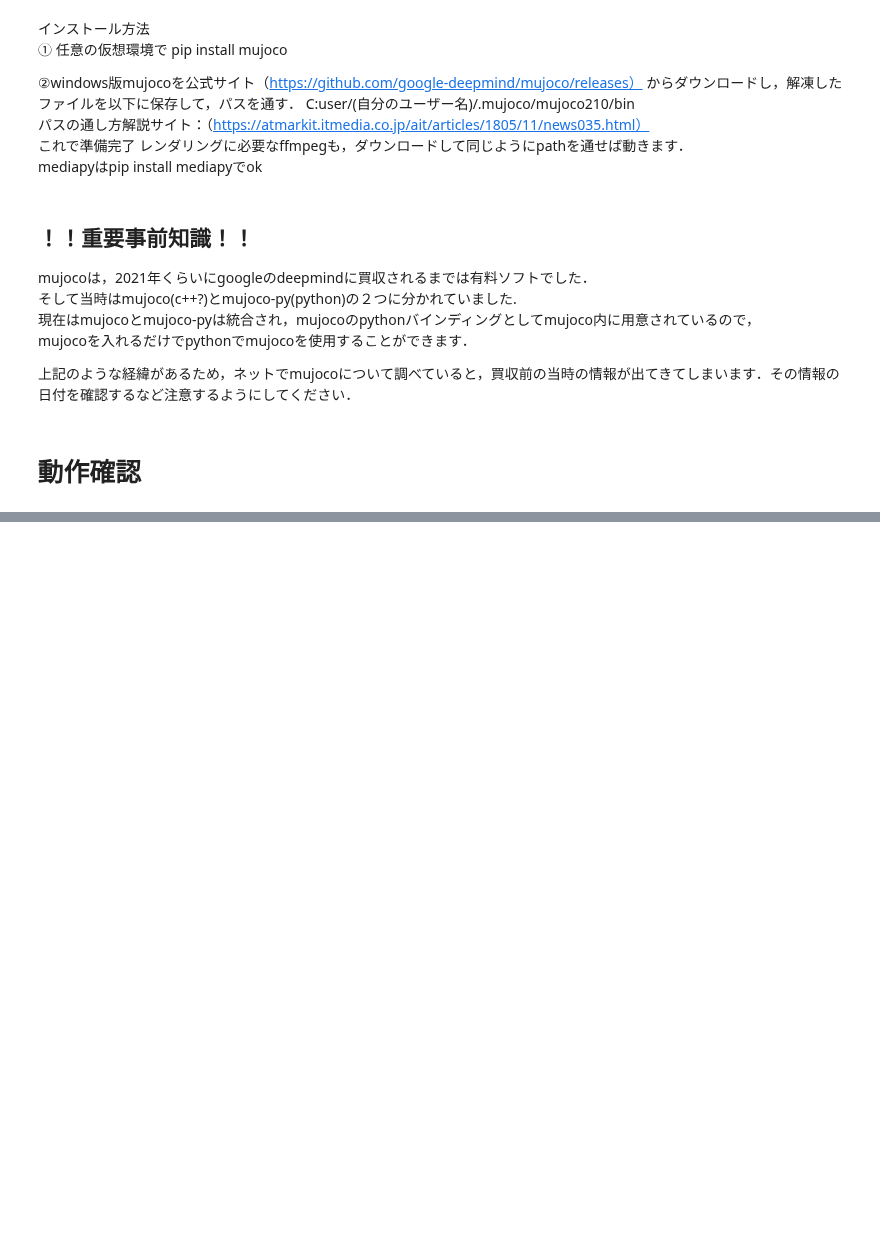
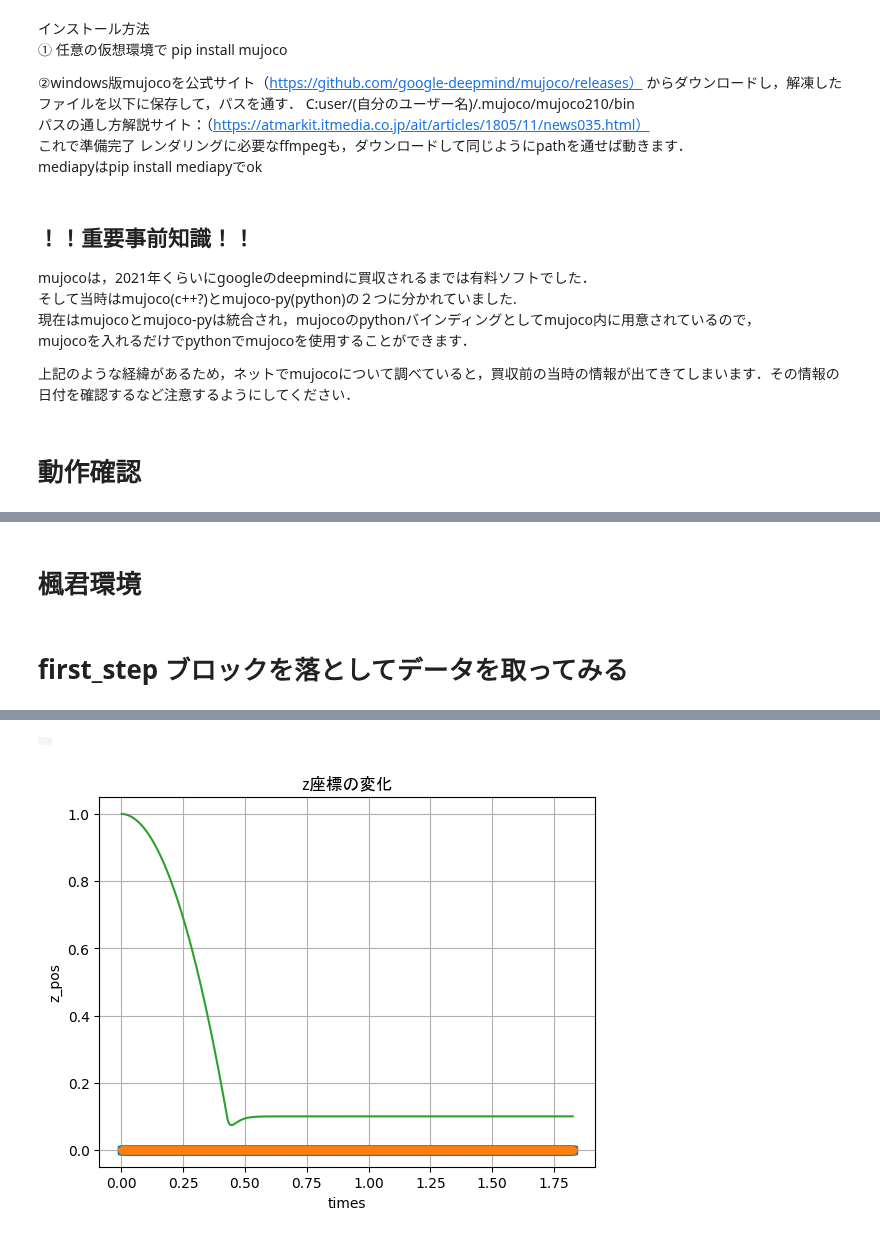
Before and after one commit to ShibuyaAtsushi/sibuya, a Jupyter notebook: mujocoの使い方整理.ipynb, the cells around one changed output, grey strips where cells are left out. Saved outputs shown, nothing was run; the diff lists cells and outputs as text; code cells hidden in the pictures; blank space fills up the shorter version.

```diff
--- a/mujocoの使い方整理.ipynb
+++ b/mujocoの使い方整理.ipynb
@@ -97,0 +95,2 @@ media.show_video(frames, fps=framerate)
+# %% [markdown]
+# 楓君環境
@@ -97,0 +122,65 @@ media.show_video(frames, fps=framerate)
+# %% [markdown]
+# first_step ブロックを落としてデータを取ってみる
+# %%
+import numpy as np
+import mujoco
+import mediapy as media
+import matplotlib.pyplot as plt
+
+
+xml = """
+<mujoco>
+  <worldbody>
+    <light pos="0 -0.5 3" mode="trackcom"/>
+    <geom name="ground" type="plane" pos="0 0 0" size="2 2 .1"  />
+    <body name="box_and_sphere" pos="0 0 1">
+      <freejoint/>
+      <geom name="red_box" type="box" size=".1 .1 .1" rgba="1 0 0 1"/>
+      <geom name="green_sphere" size=".06" pos=".1 .1 .1" rgba="0 1 0 1"/>
+      <camera name="fixed" pos="0 -1.6 .8" xyaxes="1 0 0 0 1 2"/>
+    </body>
+    <site type="box" rgba="1 0 0 1" fromto="0 0 0 2 0 0" />
+    <site type="box" rgba="0 1 0 1" fromto="0 0 0 0 2 0" />
+    <site type="box" rgba="0 0 1 1" fromto="0 0 0 0 0 2" />
+  </worldbody>
+</mujoco>
+"""
+cube_xpos = []
+cube_ypos = []
+cube_zpos = []
+times = []
+frames = []
+model = mujoco.MjModel.from_xml_string(xml)
+renderer = mujoco.Renderer(model, 300, 300)
+data = mujoco.MjData(model)
+mujoco.mj_forward(model, data)
+renderer.update_scene(data, "fixed")
+media.show_image(renderer.render())
+
+# simulate and render
+for i in range(220):
+  while data.time < i/120.0: #1/4x real time　１２０ステップ進めてから，こまどりを保存する仕組み？
+    mujoco.mj_step(model, data)
+    times.append(data.time) #時間の値をリストに格納
+    cube_xpos.append(data.qpos[0].copy())
+    cube_ypos.append(data.qpos[1].copy())
+    cube_zpos.append(data.qpos[2].copy())
+    # print(angular_velocity[2,2])
+  renderer.update_scene(data,)
+  frame = renderer.render()
+  frames.append(frame)
+
+# print(angular_velocity[2][2])
+# show video
+media.show_video(frames, fps=60)
+
+plt.xlabel("times")
+plt.ylabel("z_pos")
+plt.grid()
+plt.title("z座標の変化", fontname="MS Gothic")
+plt.plot(times, cube_xpos, linestyle='solid', marker='s')
+plt.plot(times, cube_ypos, linestyle='solid', marker='p')
+plt.plot(times, cube_zpos, linestyle='solid', marker='h')
+# plt.plot(times, angular_velocity[2][2], linestyle='solid', marker='o')
+plt.show()
+# %% [output]
@@ -97,0 +188,2 @@ media.show_video(frames, fps=framerate)
+|  |
+[figure, added]
```
Also changed, not shown: parts of 7 cells of this notebook, 2 other files.
